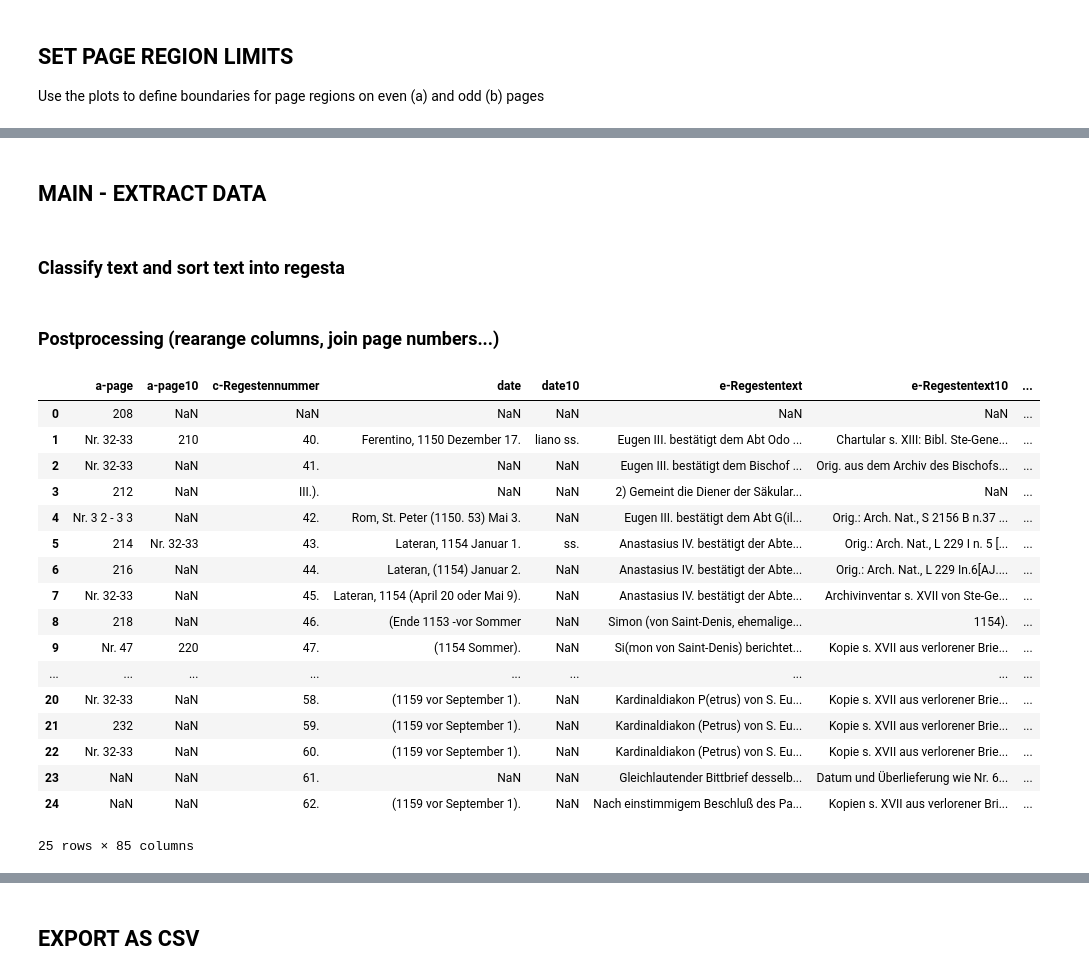
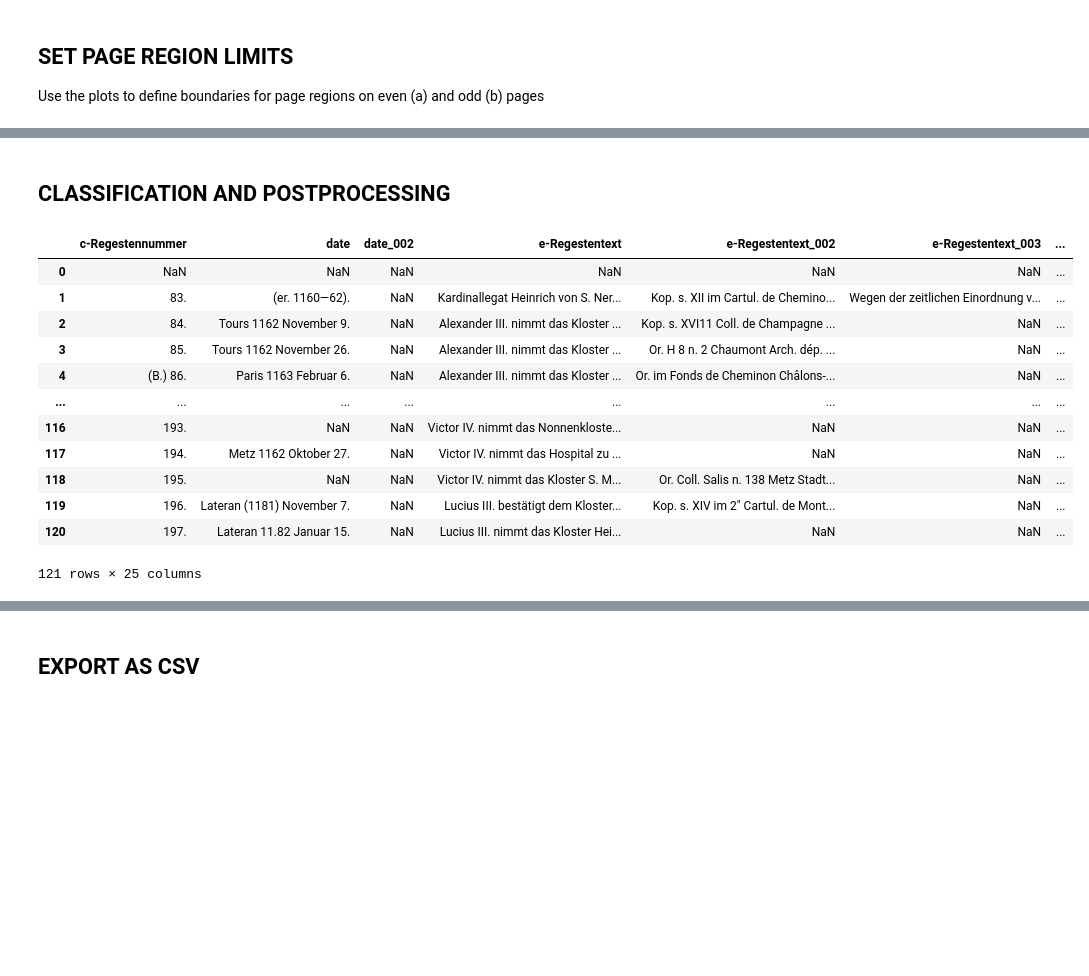
Before and after one commit to SGensicke/PDFtoCSV_extract_regesta, a Jupyter notebook: PDFtoCSV_extract_regesta-public.ipynb, the cells around one changed output, grey strips where cells are left out. Drawn from its saved outputs; the diff is of its cells as text; code cells hidden in the pictures; blank space fills up the shorter version.

```diff
--- a/PDFtoCSV_extract_regesta-public.ipynb
+++ b/PDFtoCSV_extract_regesta-public.ipynb
@@ -505,0 +109,22 @@ Use the plots to define boundaries for page regions on even (a) and odd (b) page
+# %%
+# a = even page number
+# b = odd page number
+
+parameter_a = {
+    'header_border' : 0,               # everything above (midpoints y) will be classified as "header"
+
+    'left_pagenumber_border' : 50,        # everything left to (midpoints x) will be classified as "page number" (to exclude set to 0)
+    'right_pagenumber_border' : 300,     # everything right to (midpoints x) will be classified as "page number" (to exclude set to a value greater than the page width)
+
+    'indentation_start' : 10,           # every line that starts between start and end (upper left x) will be classified as an indented line
+    'indentation_end' : 25,
+
+    'mid_strip_start' : 155,             # every line whose midpoint x lies between start and end...
+    'mid_strip_end' : 161,
+    'number_width' : 25,                 # ...and is smaller than the maximal width will be classified as regesta number
+
+    'date_strip_start' : 200,            # every line whose midpoint x lies between start and end will be classified as date
+    'date_strip_end' : 300,
+
+    'footer_border' : 530,               # everything below (midpoints y) will be classified as "footer"
+}
@@ -570,37 +170,27 @@ print(f'#parameter_b = {parameter_b}')
 # %% [markdown]
-## MAIN - EXTRACT DATA
+## CLASSIFICATION AND POSTPROCESSING
-# %% [markdown]
-### Classify text and sort text into regesta
 # %%
-extract_df = regesta.processed_df[regesta.processed_df['type'].isin(['a-line', 'b-line'])]
-regesta.classify_text(extract_df, parameter_a, parameter_b)
-
+# Classify
+regesta.classify_text(parameter_a, parameter_b)
 #for regest in regesta.regesta_data[0:2]:
 #    print(regest)
+
+# Turn data into table
+regesta.prepare_export()
+
+# Postprocessing (rearange columns, join page numbers...)
+regesta.postprocessing()
+# %% [output]
+|  | c-Regestennummer | date | date_002 | e-Regestentext | e-Regestentext_002 | e-Regestentext_003 | ... |
+| 0 | NaN | NaN | NaN | NaN | NaN | NaN | ... |
+| 1 | 83. | (er. 1160—62). | NaN | Kardinallegat Heinrich von S. Ner... | Kop. s. XII im Cartul. de Chemino... | Wegen der zeitlichen Einordnung v... | ... |
+| 2 | 84. | Tours 1162 November 9. | NaN | Alexander III. nimmt das Kloster ... | Kop. s. XVI11 Coll. de Champagne ... | NaN | ... |
+| 3 | 85. | Tours 1162 November 26. | NaN | Alexander III. nimmt das Kloster ... | Or. H 8 n. 2 Chaumont Arch. dép. ... | NaN | ... |
+| 4 | (B.) 86. | Paris 1163 Februar 6. | NaN | Alexander III. nimmt das Kloster ... | Or. im Fonds de Cheminon Châlons-... | NaN | ... |
+| ... | ... | ... | ... | ... | ... | ... | ... |
+| 116 | 193. | NaN | NaN | Victor IV. nimmt das Nonnenkloste... | NaN | NaN | ... |
+| 117 | 194. | Metz 1162 Oktober 27. | NaN | Victor IV. nimmt das Hospital zu ... | NaN | NaN | ... |
+| 118 | 195. | NaN | NaN | Victor IV. nimmt das Kloster S. M... | Or. Coll. Salis n. 138 Metz Stadt... | NaN | ... |
+| 119 | 196. | Lateran (1181) November 7. | NaN | Lucius III. bestätigt dem Kloster... | Kop. s. XIV im 2" Cartul. de Mont... | NaN | ... |
+| 120 | 197. | Lateran 11.82 Januar 15. | NaN | Lucius III. nimmt das Kloster Hei... | NaN | NaN | ... |
+121 rows × 25 columns
-# %% [markdown]
-### Postprocessing (rearange columns, join page numbers...)
-# %%
-# show regesta as table (DataFrame)
-export_df = pd.DataFrame(regesta.regesta_data)
-export_df_sorted = export_df.sort_index(axis=1)
-
-export_df_sorted
-# %% [output]
-|  | a-page | a-page10 | c-Regestennummer | date | date10 | e-Regestentext | e-Regestentext10 | ... |
-| 0 | 208 | NaN | NaN | NaN | NaN | NaN | NaN | ... |
-| 1 | Nr. 32-33 | 210 | 40. | Ferentino, 1150 Dezember 17. | liano ss. | Eugen III. bestätigt dem Abt Odo ... | Chartular s. XIII: Bibl. Ste-Gene... | ... |
-| 2 | Nr. 32-33 | NaN | 41. | NaN | NaN | Eugen III. bestätigt dem Bischof ... | Orig. aus dem Archiv des Bischofs... | ... |
-| 3 | 212 | NaN | III.). | NaN | NaN | 2) Gemeint die Diener der Säkular... | NaN | ... |
-| 4 | Nr. 3 2 - 3 3 | NaN | 42. | Rom, St. Peter (1150. 53) Mai 3. | NaN | Eugen III. bestätigt dem Abt G(il... | Orig.: Arch. Nat., S 2156 B n.37 ... | ... |
-| 5 | 214 | Nr. 32-33 | 43. | Lateran, 1154 Januar 1. | ss. | Anastasius IV. bestätigt der Abte... | Orig.: Arch. Nat., L 229 I n. 5 [... | ... |
-| 6 | 216 | NaN | 44. | Lateran, (1154) Januar 2. | NaN | Anastasius IV. bestätigt der Abte... | Orig.: Arch. Nat., L 229 In.6[AJ.... | ... |
-| 7 | Nr. 32-33 | NaN | 45. | Lateran, 1154 (April 20 oder Mai 9). | NaN | Anastasius IV. bestätigt der Abte... | Archivinventar s. XVII von Ste-Ge... | ... |
-| 8 | 218 | NaN | 46. | (Ende 1153 -vor Sommer | NaN | Simon (von Saint-Denis, ehemalige... | 1154). | ... |
-| 9 | Nr. 47 | 220 | 47. | (1154 Sommer). | NaN | Si(mon von Saint-Denis) berichtet... | Kopie s. XVII aus verlorener Brie... | ... |
-| ... | ... | ... | ... | ... | ... | ... | ... | ... |
-| 20 | Nr. 32-33 | NaN | 58. | (1159 vor September 1). | NaN | Kardinaldiakon P(etrus) von S. Eu... | Kopie s. XVII aus verlorener Brie... | ... |
-| 21 | 232 | NaN | 59. | (1159 vor September 1). | NaN | Kardinaldiakon (Petrus) von S. Eu... | Kopie s. XVII aus verlorener Brie... | ... |
-| 22 | Nr. 32-33 | NaN | 60. | (1159 vor September 1). | NaN | Kardinaldiakon (Petrus) von S. Eu... | Kopie s. XVII aus verlorener Brie... | ... |
-| 23 | NaN | NaN | 61. | NaN | NaN | Gleichlautender Bittbrief desselb... | Datum und Überlieferung wie Nr. 6... | ... |
-| 24 | NaN | NaN | 62. | (1159 vor September 1). | NaN | Nach einstimmigem Beschluß des Pa... | Kopien s. XVII aus verlorener Bri... | ... |
-25 rows × 85 columns
```
Also changed, not shown: parts of 33 cells of this notebook, 2 other files.
